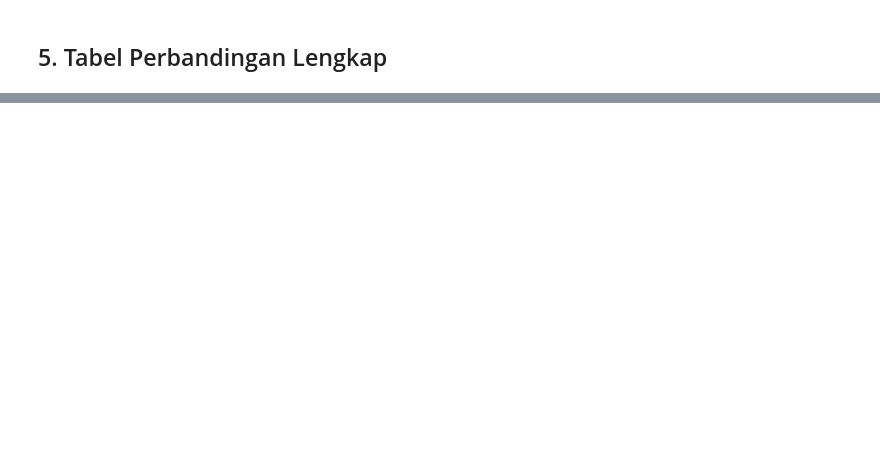
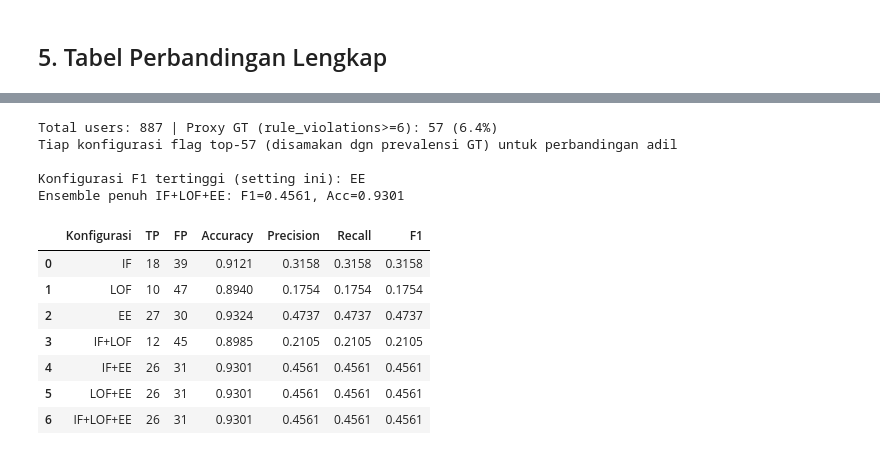
Before and after one commit to mahathirmuh/ad-anomaly-detection, a Jupyter notebook: pipeline_adaudit.ipynb, the cells around one changed output, grey strips where cells are left out. Cells and saved outputs as stored; diff of their text form; code cells hidden in the pictures; blank space fills up the shorter version.

```diff
--- a/pipeline_adaudit.ipynb
+++ b/pipeline_adaudit.ipynb
@@ -703,0 +716,53 @@ Model dengan Avg rule_viol tertinggi: EE
+# %%
+from scipy.stats import rankdata
+
+# Rank-based fusion (rank 1 = paling anomali, karena skor mentah makin negatif = makin anomali)
+_mrank = {
+    'IF':  rankdata(df_abl['if_score'].values),
+    'LOF': rankdata(df_abl['lof_score'].values),
+    'EE':  rankdata(df_abl['ee_score'].values),
+}
+_N = len(df_abl)
+
+# Proxy ground truth
+_gt = (df_abl['rule_violations'].values >= 6).astype(int)
+_P = int(_gt.sum())
+print(f'Total users: {_N} | Proxy GT (rule_violations>=6): {_P} ({100*_P/_N:.1f}%)')
+print(f'Tiap konfigurasi flag top-{_P} (disamakan dgn prevalensi GT) untuk perbandingan adil\n')
+
+_configs = [('IF',), ('LOF',), ('EE',), ('IF','LOF'), ('IF','EE'), ('LOF','EE'), ('IF','LOF','EE')]
+
+def _eval_config(models, K):
+    combined = np.mean([_mrank[m] for m in models], axis=0)  # rendah = anomali
+    order = np.argsort(combined)
+    pred = np.zeros(_N, dtype=int); pred[order[:K]] = 1
+    TP = int(((pred==1)&(_gt==1)).sum()); FP = int(((pred==1)&(_gt==0)).sum())
+    FN = int(((pred==0)&(_gt==1)).sum()); TN = int(((pred==0)&(_gt==0)).sum())
+    acc = (TP+TN)/_N
+    prec = TP/(TP+FP) if TP+FP else 0
+    rec = TP/(TP+FN) if TP+FN else 0
+    f1 = 2*prec*rec/(prec+rec) if prec+rec else 0
+    return {'Konfigurasi':'+'.join(models),'TP':TP,'FP':FP,
+            'Accuracy':round(acc,4),'Precision':round(prec,4),
+            'Recall':round(rec,4),'F1':round(f1,4)}
+
+abl_acc = pd.DataFrame([_eval_config(c, _P) for c in _configs])
+best = abl_acc.loc[abl_acc['F1'].idxmax(), 'Konfigurasi']
+ens = abl_acc.loc[abl_acc['Konfigurasi']=='IF+LOF+EE'].iloc[0]
+print(f"Konfigurasi F1 tertinggi (setting ini): {best}")
+print(f"Ensemble penuh IF+LOF+EE: F1={ens['F1']}, Acc={ens['Accuracy']}\n")
+abl_acc
+# %% [output]
+Total users: 887 | Proxy GT (rule_violations>=6): 57 (6.4%)
+Tiap konfigurasi flag top-57 (disamakan dgn prevalensi GT) untuk perbandingan adil
+
+Konfigurasi F1 tertinggi (setting ini): EE
+Ensemble penuh IF+LOF+EE: F1=0.4561, Acc=0.9301
+|  | Konfigurasi | TP | FP | Accuracy | Precision | Recall | F1 |
+| 0 | IF | 18 | 39 | 0.9121 | 0.3158 | 0.3158 | 0.3158 |
+| 1 | LOF | 10 | 47 | 0.8940 | 0.1754 | 0.1754 | 0.1754 |
+| 2 | EE | 27 | 30 | 0.9324 | 0.4737 | 0.4737 | 0.4737 |
+| 3 | IF+LOF | 12 | 45 | 0.8985 | 0.2105 | 0.2105 | 0.2105 |
+| 4 | IF+EE | 26 | 31 | 0.9301 | 0.4561 | 0.4561 | 0.4561 |
+| 5 | LOF+EE | 26 | 31 | 0.9301 | 0.4561 | 0.4561 | 0.4561 |
+| 6 | IF+LOF+EE | 26 | 31 | 0.9301 | 0.4561 | 0.4561 | 0.4561 |
```
Also changed, not shown: parts of 19 cells of this notebook, 5 other files.
